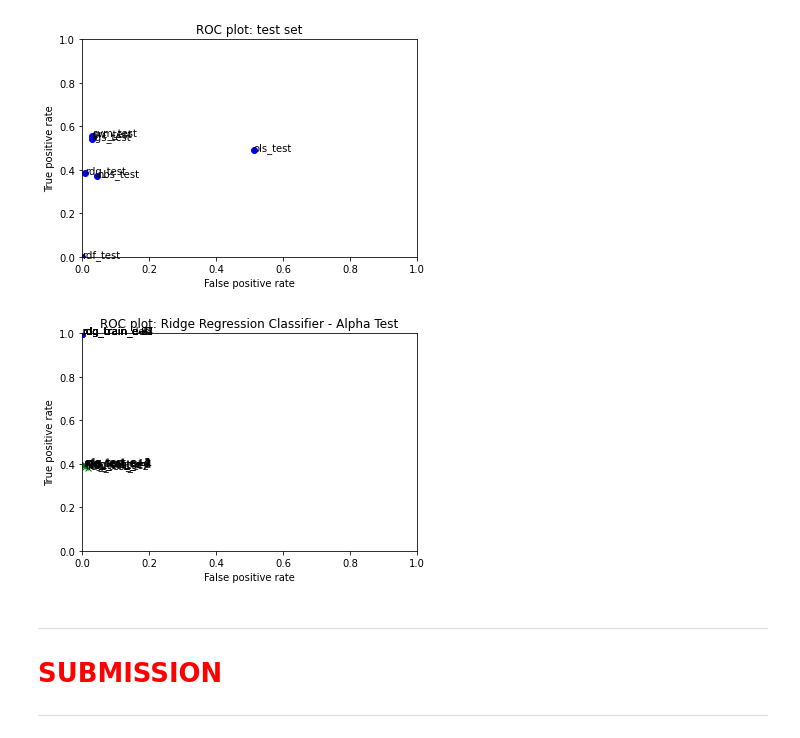
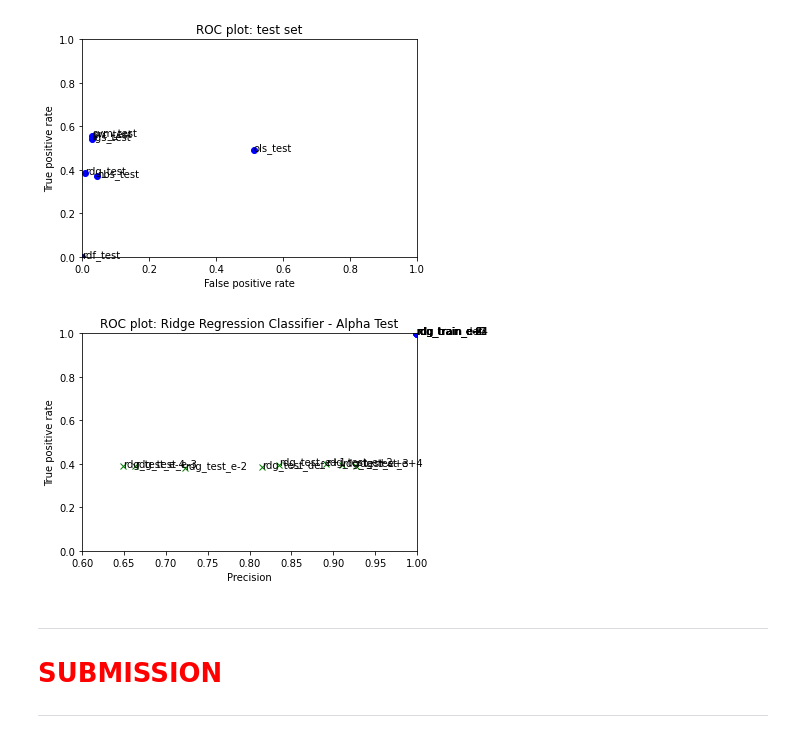
Before and after one commit to gstorr/machine_learning_discussions, a Jupyter notebook: toxiccomments_discussion2_gstorr.ipynb, the cells around one changed output. Drawn from its saved outputs; the diff is of its cells as text; code cells hidden in the pictures.

```diff
--- a/toxiccomments_discussion2_gstorr.ipynb
+++ b/toxiccomments_discussion2_gstorr.ipynb
@@ -542,40 +542,40 @@ fits = [rdg_performance_train_def,
         rdg_performance_train_em2,
         #rdg_performance_train_em1,
         rdg_performance_train_ep1,
         rdg_performance_train_ep2,
         rdg_performance_train_ep3,
         rdg_performance_train_ep4
        ]
 
 for fit in fits:
-    plt.plot(fit.performance_measures['FP'] / fit.performance_measures['Neg'],
+    plt.plot(fit.performance_measures['TP'] / (fit.performance_measures['TP'] + fit.performance_measures['FP']),
              fit.performance_measures['TP'] / fit.performance_measures['Pos'], 'bo')
-    plt.text(fit.performance_measures['FP'] / fit.performance_measures['Neg'],
+    plt.text(fit.performance_measures['TP'] / (fit.performance_measures['TP'] + fit.performance_measures['FP']),
              fit.performance_measures['TP'] / fit.performance_measures['Pos'], fit.desc)
 
 fits = [rdg_performance_test_def,
         rdg_performance_test_em4,
         rdg_performance_test_em3,
         rdg_performance_test_em2,
         #rdg_performance_test_em1,
         rdg_performance_test_ep1,
         rdg_performance_test_ep2,
         rdg_performance_test_ep3,
         rdg_performance_test_ep4
        ]
 
 for fit in fits:
-    plt.plot(fit.performance_measures['FP'] / fit.performance_measures['Neg'],
+    plt.plot(fit.performance_measures['TP'] / (fit.performance_measures['TP'] + fit.performance_measures['FP']),
              fit.performance_measures['TP'] / fit.performance_measures['Pos'], 'gx')
-    plt.text(fit.performance_measures['FP'] / fit.performance_measures['Neg'],
+    plt.text(fit.performance_measures['TP'] / (fit.performance_measures['TP'] + fit.performance_measures['FP']),
              fit.performance_measures['TP'] / fit.performance_measures['Pos'], fit.desc)
-plt.axis([0, 1, 0, 1])
+plt.axis([0.6, 1, 0, 1])
 plt.title('ROC plot: Ridge Regression Classifier - Alpha Test')
-plt.xlabel('False positive rate')
+plt.xlabel('Precision')
 plt.ylabel('True positive rate')
 plt.show()
 # %% [output]
-[figure, old version]
+[figure, new version]
 # %% [markdown]
 ---
 
```
